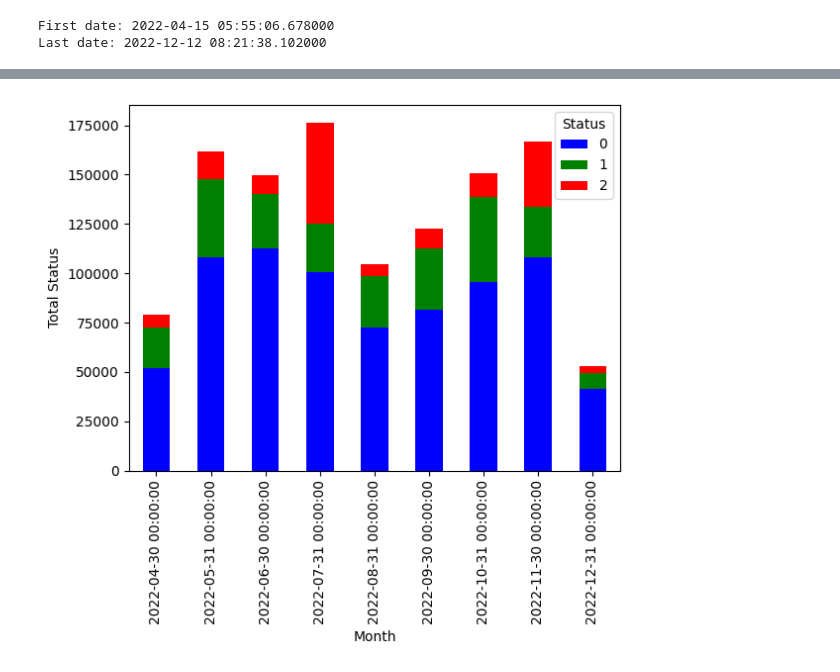
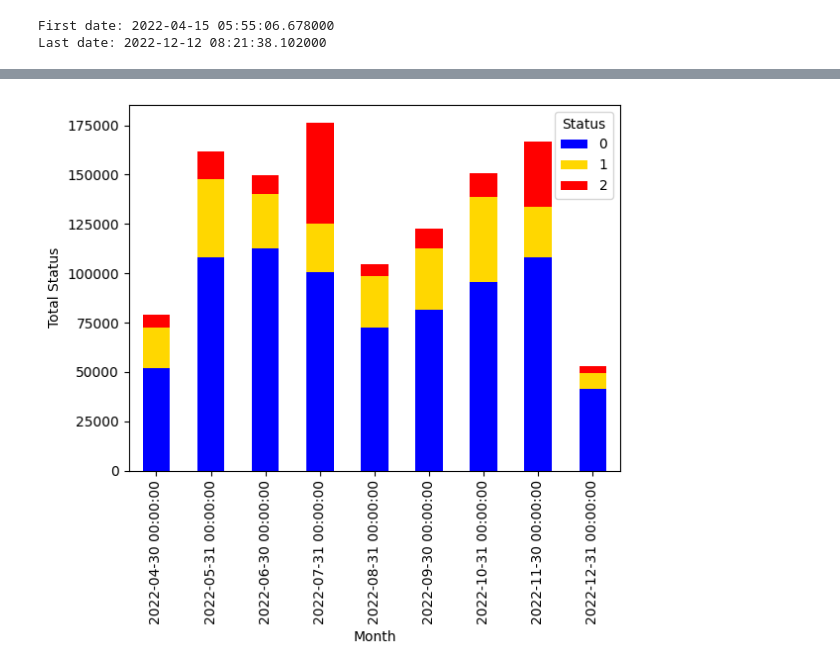
Before and after one commit to AranOribu/Prediction-Erreur-JetVarnish3DEvo, a Jupyter notebook: notebooks/explo_status.ipynb, the cells around one changed output, grey strips where cells are left out. Drawn from its saved outputs; the diff is of its cells as text; code cells hidden in the pictures.

Commit message:
updating  plot colors

```diff
--- a/notebooks/explo_status.ipynb
+++ b/notebooks/explo_status.ipynb
@@ -94,23 +94,23 @@ plt.show()
 # %%
 # Group the data by month and 'status'
 monthly_status_grouped = df.groupby(['status', pd.Grouper(freq='M')]).size()
 
 # Reshape the data to have one column per 'status' category
 monthly_status_pivoted = monthly_status_grouped.unstack(level=0)
 
 # Define custom colors for each 'status' category
-colors = ['blue', 'green', 'red']
+colors = ['blue', 'gold', 'red']
 
 # Create a stacked bar chart
 ax = monthly_status_pivoted.plot(kind='bar', stacked=True, color=colors)
 
 # Set the x-axis label and the y-axis label
 ax.set_xlabel('Month')
 ax.set_ylabel('Total Status')
 
 # Add legends for each 'status' category
 ax.legend(title='Status', loc='best')
 
 plt.show()
 # %% [output]
-[figure, old version]
+[figure, new version]
```
Also changed, not shown: parts of 1 cell of this notebook.
